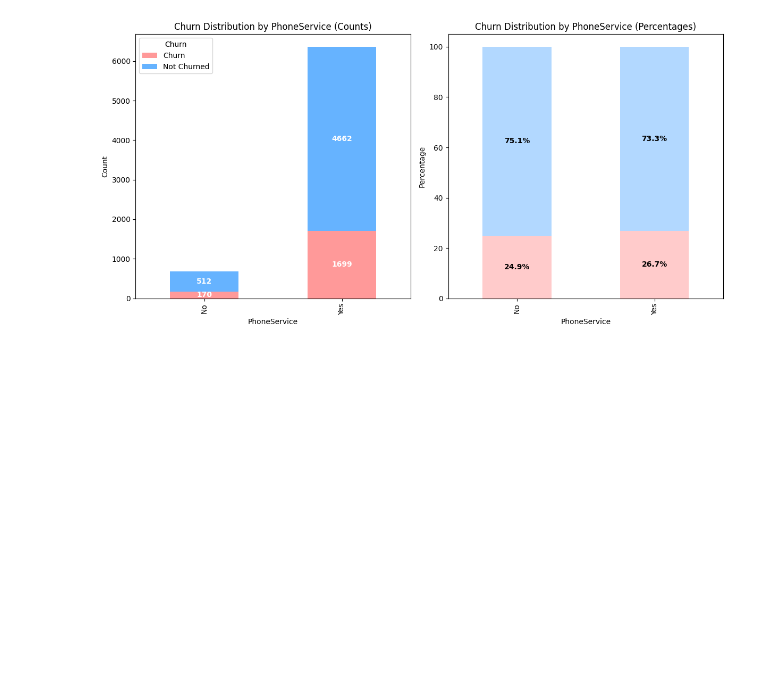
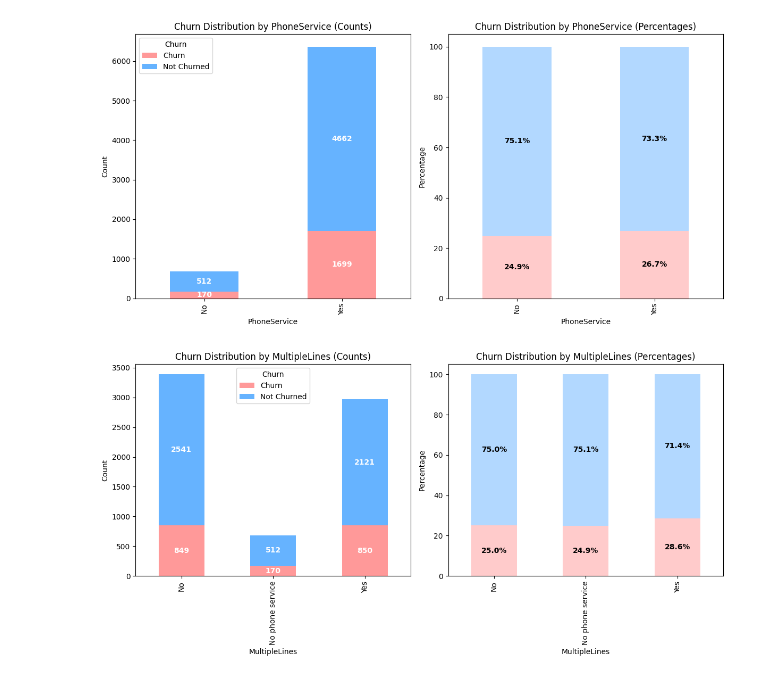
Before and after one commit to Sanket2102/churn-prediction, a Jupyter notebook: Churn Prediction/basic_analysis.ipynb, the cells around one changed output. Drawn from its saved outputs; the diff is of its cells as text; code cells hidden in the pictures; blank space fills up the shorter version.

Commit message:
Added Visuals

```diff
--- a/Churn Prediction/basic_analysis.ipynb
+++ b/Churn Prediction/basic_analysis.ipynb
@@ -148,3 +148,7 @@ plot_stacked_bar('Dependents')
 plot_stacked_bar('PhoneService')
 # %% [output]
 [figure]
+# %%
+plot_stacked_bar('MultipleLines')
+# %% [output]
+[figure, added]
```
Also changed, not shown: parts of 19 cells of this notebook.
